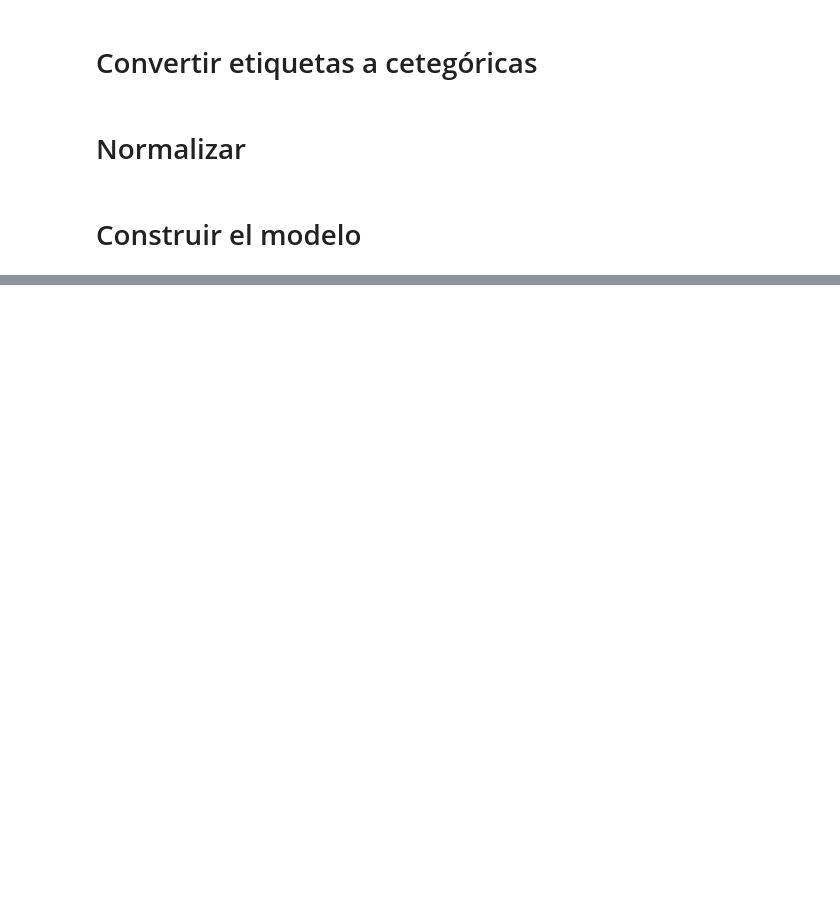
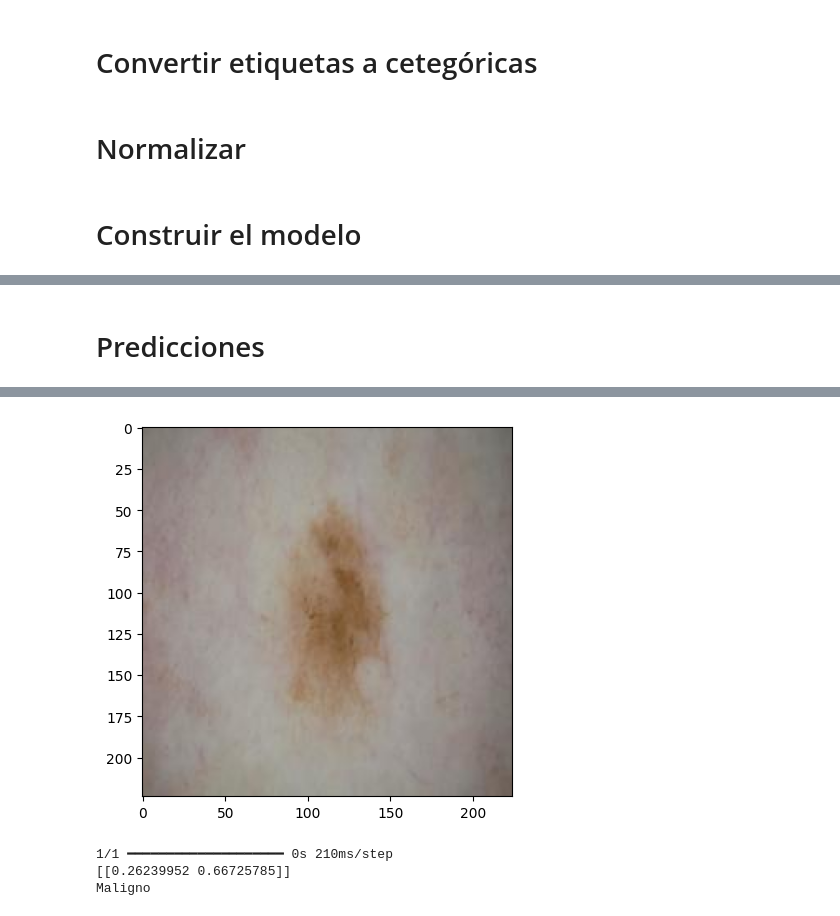
Before and after one commit to elena-cabrera/skin-cancer-detection, a Jupyter notebook: DNN.ipynb, the cells around one changed output, grey strips where cells are left out. Cells and saved outputs as stored; diff of their text form; code cells hidden in the pictures; blank space fills up the shorter version.

```diff
--- a/DNN.ipynb
+++ b/DNN.ipynb
@@ -165,0 +302,25 @@ plt.savefig('images/dnn-loss-25.png')
+# %% [markdown]
+# Predicciones
+# %%
+# cargar modelo
+model = load_model('models/dnn.h5')
+
+# cargar imagen
+img = Image.open('data/test/malignant/13.jpg')
+img = img.resize((224, 224))
+img = np.array(img)
+img = img/255.
+img = img.reshape(1,224,224,3)
+
+# mostrar imagen
+plt.imshow(img[0])
+plt.show()
+
+# predecir
+pred = model.predict(img)
+print(pred)
+if pred[0][0] > pred[0][1]:
+    print('Benigno')
+else:
+    print('Maligno')
+# %% [output]
@@ -165,0 +328,4 @@ plt.savefig('images/dnn-loss-25.png')
+[figure, added]
+1/1 ━━━━━━━━━━━━━━━━━━━━ 0s 210ms/step
+[[0.26239952 0.66725785]]
+Maligno
```
Also changed, not shown: parts of 14 cells of this notebook, 3 other files.
